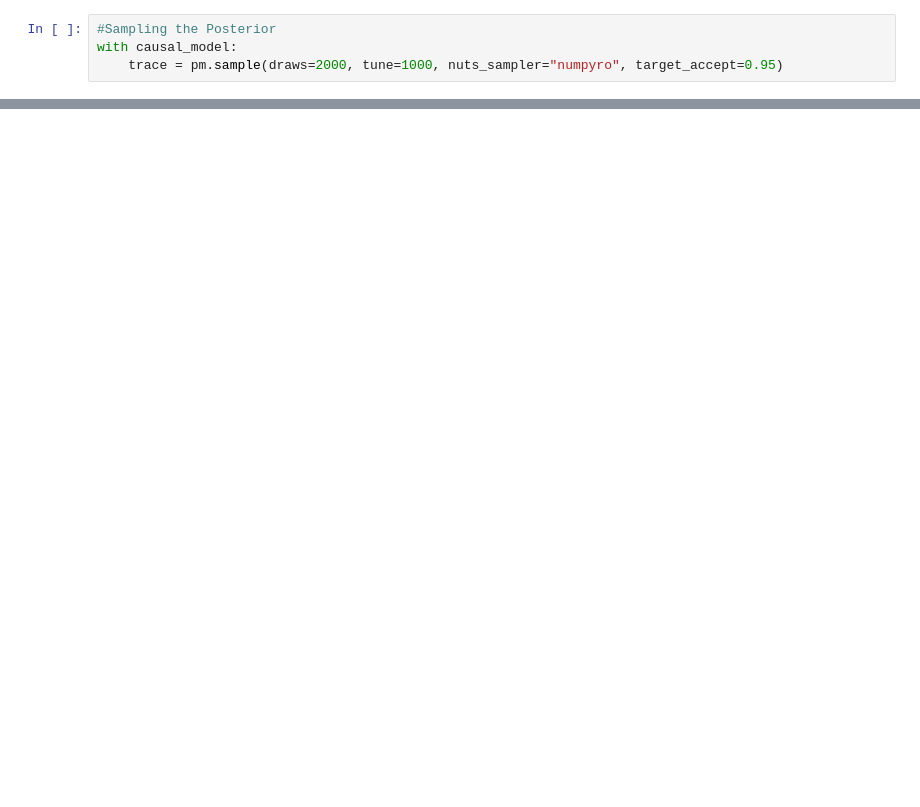
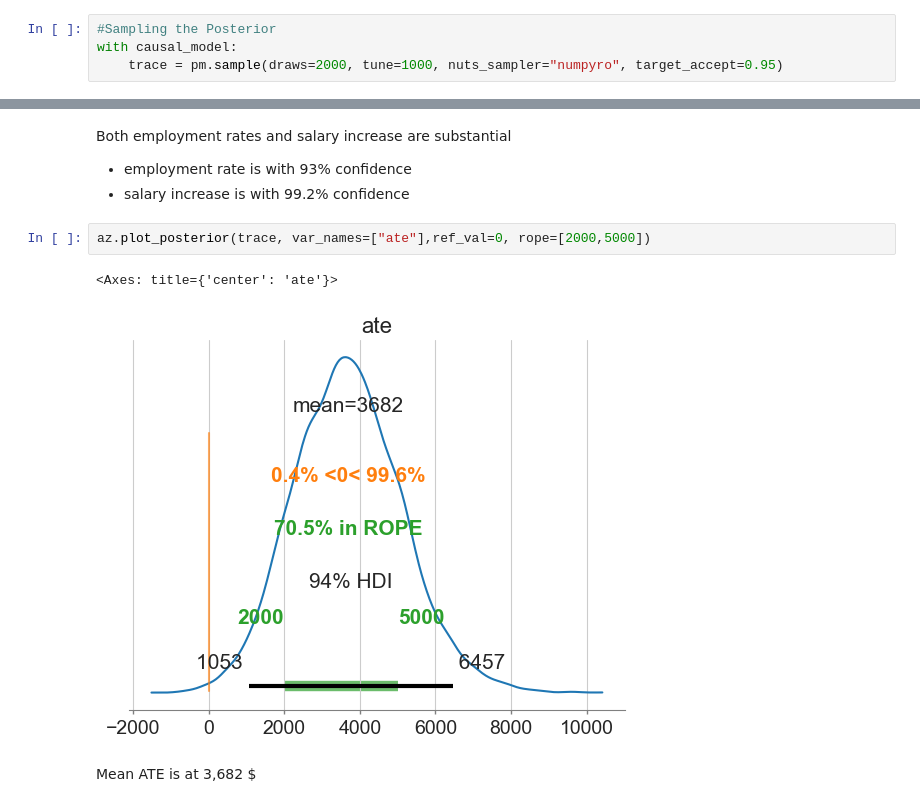
Before and after one commit to ori112/bayesian_causal_inference, a Jupyter notebook: project.ipynb, the cells around one changed output, grey strips where cells are left out. Cells and saved outputs as stored; diff of their text form; blank space fills up the shorter version.

```diff
--- a/project.ipynb
+++ b/project.ipynb
@@ -324,0 +353,11 @@ array([<Axes: title={'center': 'gamma_w'}>,
+# %% [markdown]
+Both employment rates and salary increase are substantial<br>
+* employment rate is with 93% confidence
+* salary increase is with 99.2% confidence
+# %%
+az.plot_posterior(trace, var_names=["ate"],ref_val=0, rope=[2000,5000])
+# %% [output]
+<Axes: title={'center': 'ate'}>
+[figure, added]
+# %% [markdown]
+Mean ATE is at 3,682 $
```
Also changed, not shown: parts of 13 cells of this notebook.
